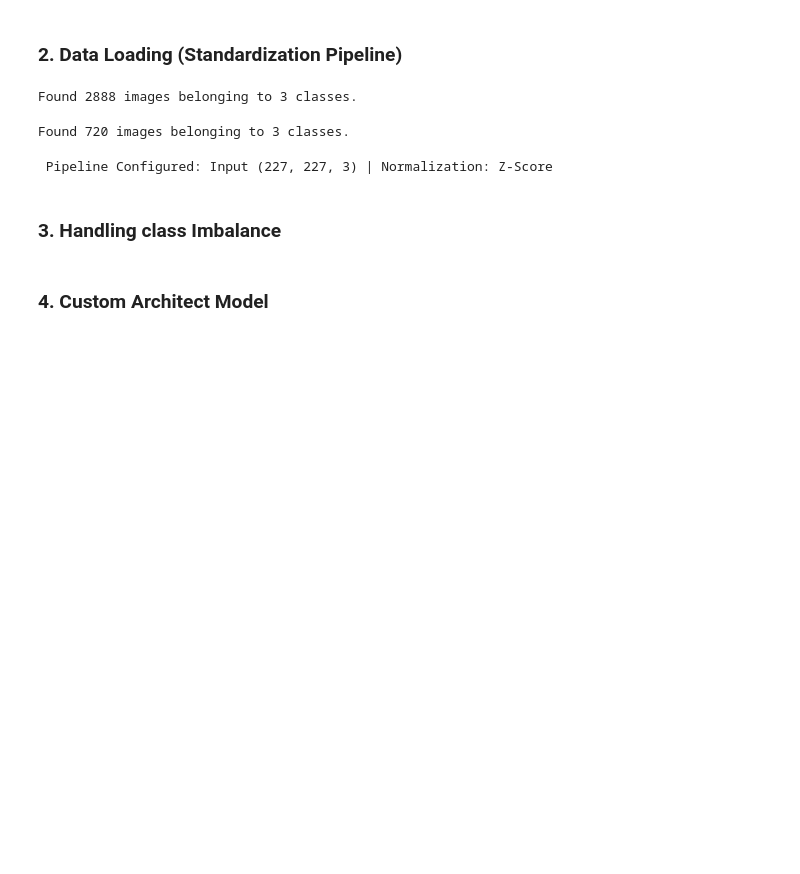
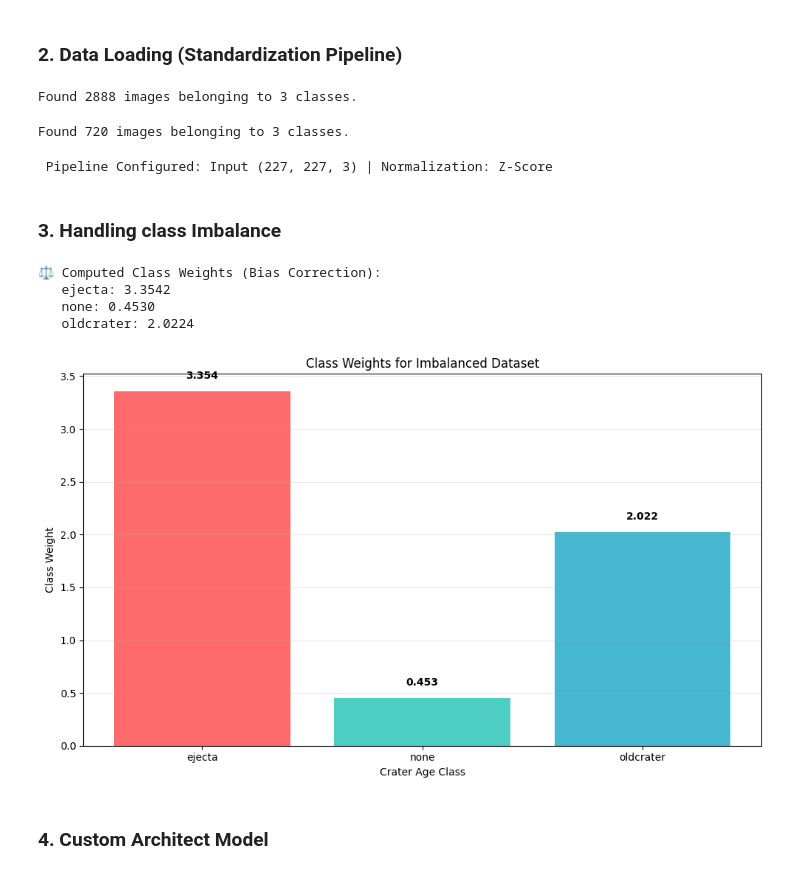
Before and after one commit to VMontejo/lunar-crater-age-classifier, a Jupyter notebook: notebooks/santanu/03_cca_sjchem_edited.ipynb, the cells around one changed output. Saved outputs shown, nothing was run; the diff lists cells and outputs as text; code cells hidden in the pictures; blank space fills up the shorter version.

```diff
--- a/notebooks/santanu/03_cca_sjchem_edited.ipynb
+++ b/notebooks/santanu/03_cca_sjchem_edited.ipynb
@@ -29,8 +29,8 @@ NUM_CLASSES = 3
 # %% [markdown]
 ### 2. Data Loading (Standardization Pipeline)
 # %%
-DATASET_MEAN = 127.5  # extracted from Lornet EDA.ipynb
-DATASET_STD  = 60.0  # extracted from Lornet EDA.ipynb
+DATASET_MEAN = 85.3350  # extracted from Lornet EDA.ipynb
+DATASET_STD  = 40.4752  # extracted from Lornet EDA.ipynb
 
 def z_score_standardization(image):
     """
@@ -96,6 +96,31 @@ print("\n⚖️ Computed Class Weights (Bias Correction):")
 for class_id, weight in class_weights_dict.items():
     class_name = list(train_generator.class_indices.keys())[list(train_generator.class_indices.values()).index(class_id)]
     print(f"   {class_name}: {weight:.4f}")
+# %% [output]
+⚖️ Computed Class Weights (Bias Correction):
+   ejecta: 3.3542
+   none: 0.4530
+   oldcrater: 2.0224
+# %%
+# Create bar plot for class weights
+plt.figure(figsize=(10, 6))
+classes = list(train_generator.class_indices.keys())
+weights = list(class_weights_dict.values())
+
+plt.bar(classes, weights, color=['#FF6B6B', '#4ECDC4', '#45B7D1'])
+plt.xlabel('Crater Age Class')
+plt.ylabel('Class Weight')
+plt.title('Class Weights for Imbalanced Dataset')
+plt.grid(axis='y', alpha=0.3)
+
+# Add value labels on top of bars
+for i, (cls, wt) in enumerate(zip(classes, weights)):
+    plt.text(i, wt + 0.1, f'{wt:.3f}', ha='center', va='bottom', fontweight='bold')
+
+plt.tight_layout()
+plt.show()
+# %% [output]
+[figure, added]
 # %% [markdown]
 ### 4. Custom Architect Model
 # %%
```
Also changed, not shown: parts of 25 cells of this notebook.
